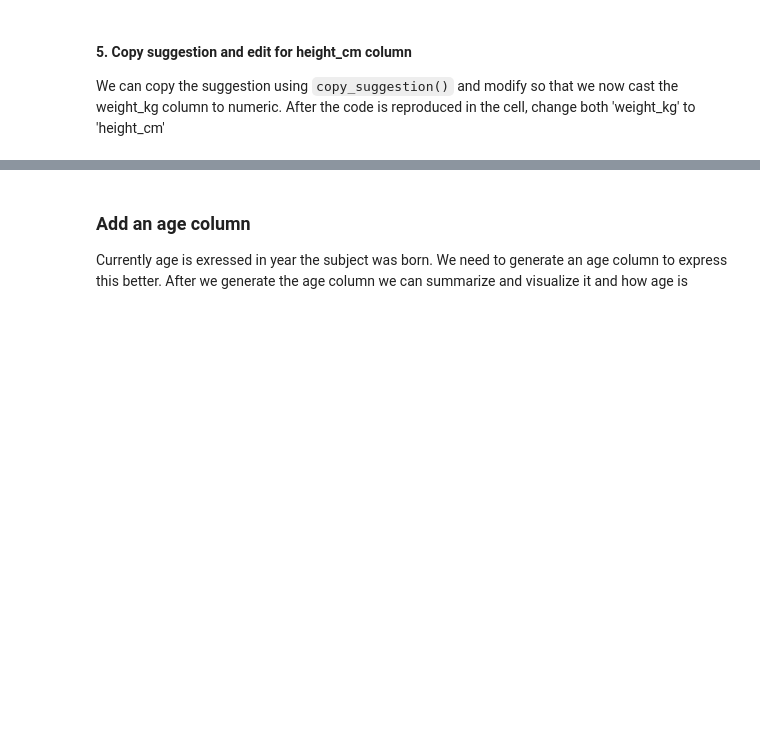
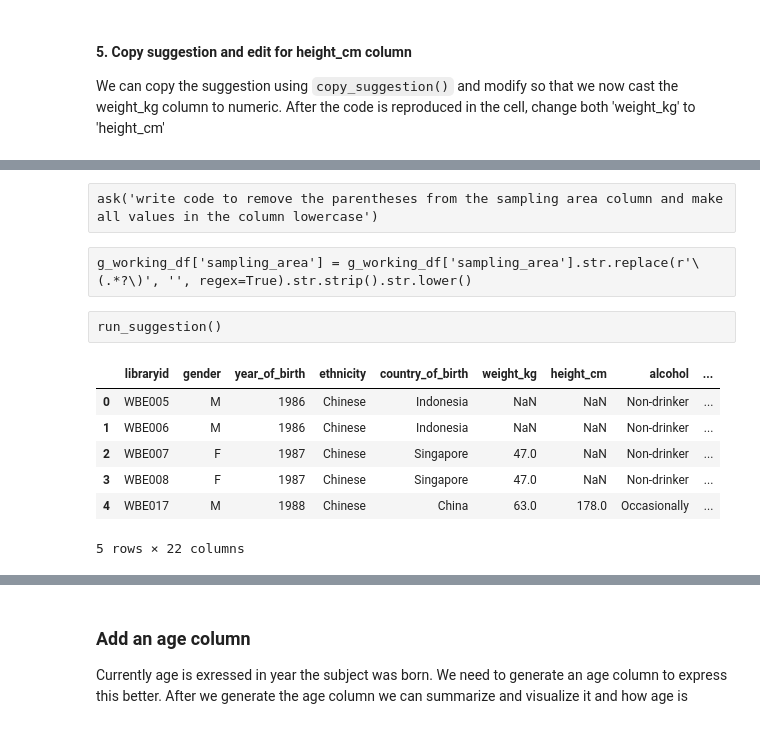
Before and after one commit to dpear/LMNOP, a Jupyter notebook: tutorial/tutorial.ipynb, the cells around one changed output, grey strips where cells are left out. Cells and saved outputs as stored; diff of their text form; code cells hidden in the pictures; blank space fills up the shorter version.

Commit message:
explore column and voice tutorial sections

```diff
--- a/tutorial/tutorial.ipynb
+++ b/tutorial/tutorial.ipynb
@@ -1598 +1594,3 @@ NameError: name 'copy_suggestion' is not defined
+# %%
+g_working_df['height_cm'] = pd.to_numeric(g_working_df['height_cm'], errors='coerce')
 # %% [markdown]
@@ -1604,0 +1617,18 @@ Also from our summary we see there is a strange 0 value for only two entries in
+# %% [raw]
+ask('write code to remove the parentheses from the sampling area column and make all values in the column lowercase')
+# %% [raw]
+g_working_df['sampling_area'] = g_working_df['sampling_area'].str.replace(r'\(.*?\)', '', regex=True).str.strip().str.lower()
+# %% [raw]
+run_suggestion()
+# %%
+g_working_df['sampling_area'] = g_working_df['sampling_area'].str.replace(r'\(.*?\)', '', regex=True).str.strip().str.lower()
+# %%
+g_working_df.head()
+# %% [output]
+|  | libraryid | gender | year_of_birth | ethnicity | country_of_birth | weight_kg | height_cm | alcohol | ... |
+| 0 | WBE005 | M | 1986 | Chinese | Indonesia | NaN | NaN | Non-drinker | ... |
+| 1 | WBE006 | M | 1986 | Chinese | Indonesia | NaN | NaN | Non-drinker | ... |
+| 2 | WBE007 | F | 1987 | Chinese | Singapore | 47.0 | NaN | Non-drinker | ... |
+| 3 | WBE008 | F | 1987 | Chinese | Singapore | 47.0 | NaN | Non-drinker | ... |
+| 4 | WBE017 | M | 1988 | Chinese | China | 63.0 | 178.0 | Occasionally | ... |
+5 rows × 22 columns
```
Also changed, not shown: parts of 16 cells of this notebook, 2 other files.
